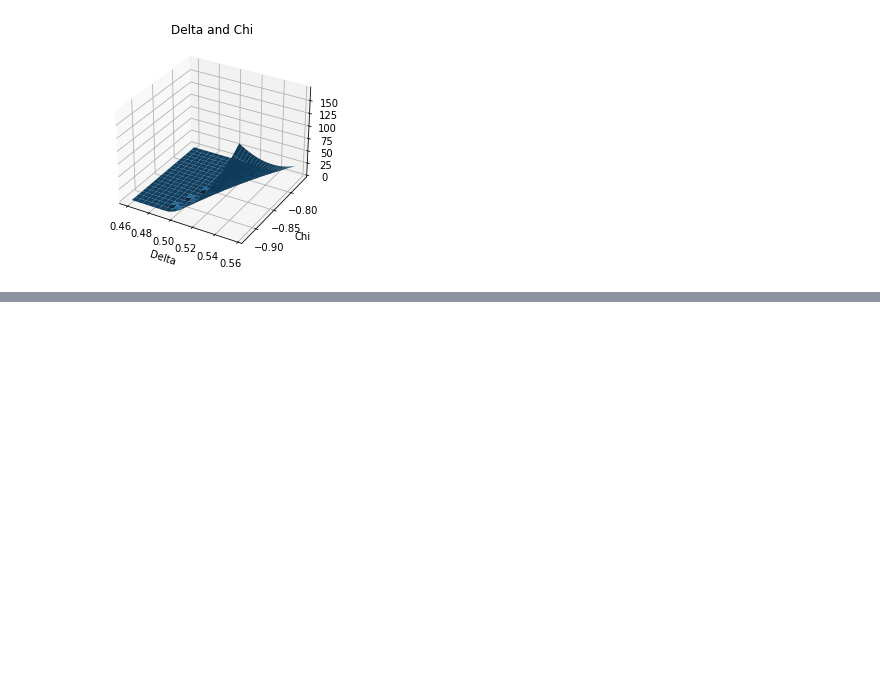
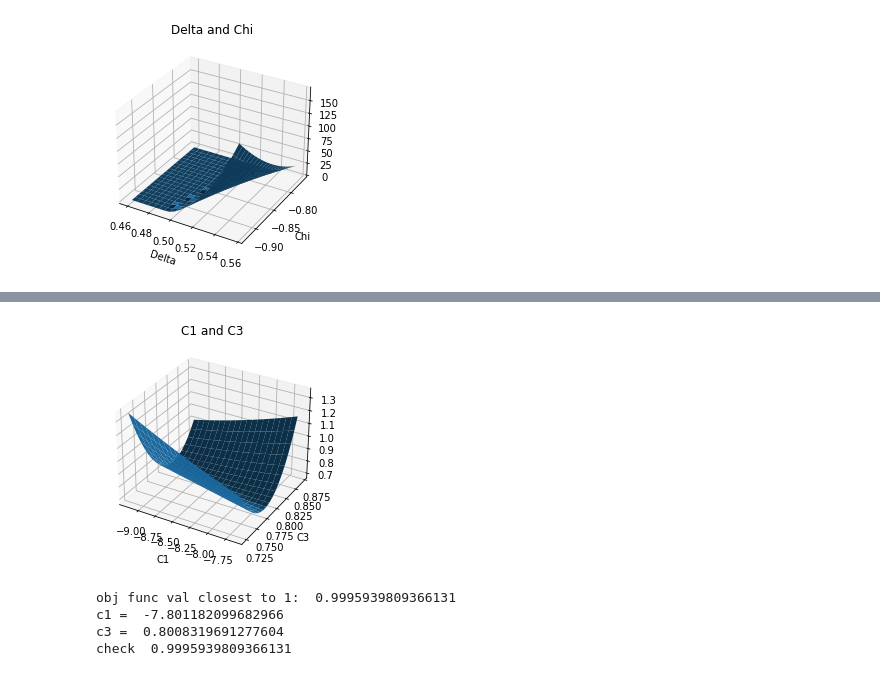
Before and after one commit to ange1a-j14/qbsys, a Jupyter notebook: VisualizationFinal.ipynb, the cells around one changed output, grey strips where cells are left out. Drawn from its saved outputs; the diff is of its cells as text; code cells hidden in the pictures; blank space fills up the shorter version.

```diff
--- a/VisualizationFinal.ipynb
+++ b/VisualizationFinal.ipynb
@@ -214,0 +271,36 @@ figs[6]
+# %%
+fig_c13 = plt.Figure()#figsize=plt.figaspect(1/(7-i)))
+ax_c13 = fig_c13.add_subplot(111, projection='3d')
+#ax.scatter3D(data[overall], data[overall+plot_count+1], data[-1])
+
+#prep data
+#x_vals, x_idx = np.unique(data[overall], return_inverse=True)
+#y_vals, y_idx = np.unique(data[overall+plot_count+1], return_inverse=True)
+X_c13, Y_c13 = np.meshgrid(np.array(param_data[1]), np.array(param_data[3]))
+zs_c13 = np.array(func_vals[8]) #combo 8 = c1, c3
+Z_c13 = zs_c13.reshape(X_c13.shape)
+
+ax_c13.plot_surface(X_c13, Y_c13, Z_c13)
+
+ax_c13.set_xlabel(params[1])
+ax_c13.set_ylabel(params[3])
+ax_c13.set_title(params[1] + ' and ' + params[3])
+
+
+#print(z_array)
+# print(y)
+#        ax.plot_surface(x, y, z_array, cmap=cm.coolwarm, linewidth=0, antialiased=False)
+#ax.set(xlabel=str(overall), ylabel=str(overall+plot_count+1))
+fig_c13
+# %% [output]
+[figure, added]
+# %%
+print("obj func val closest to 1: ", func_vals[8][50])
+print("c1 = ", param_data[1][2])
+print("c3 = ", param_data[3][10])
+print("check ", func([9.99997769055193, -7.801182099682966, 0.4104156269769683, 0.8008319691277604, 0.12854464458518508, 0.775287951314912, 0.5104429911912247, -0.8494864484591551]))
+# %% [output]
+obj func val closest to 1:  0.9995939809366131
+c1 =  -7.801182099682966
+c3 =  0.8008319691277604
+check  0.9995939809366131
```
Also changed, not shown: parts of 7 cells of this notebook.
